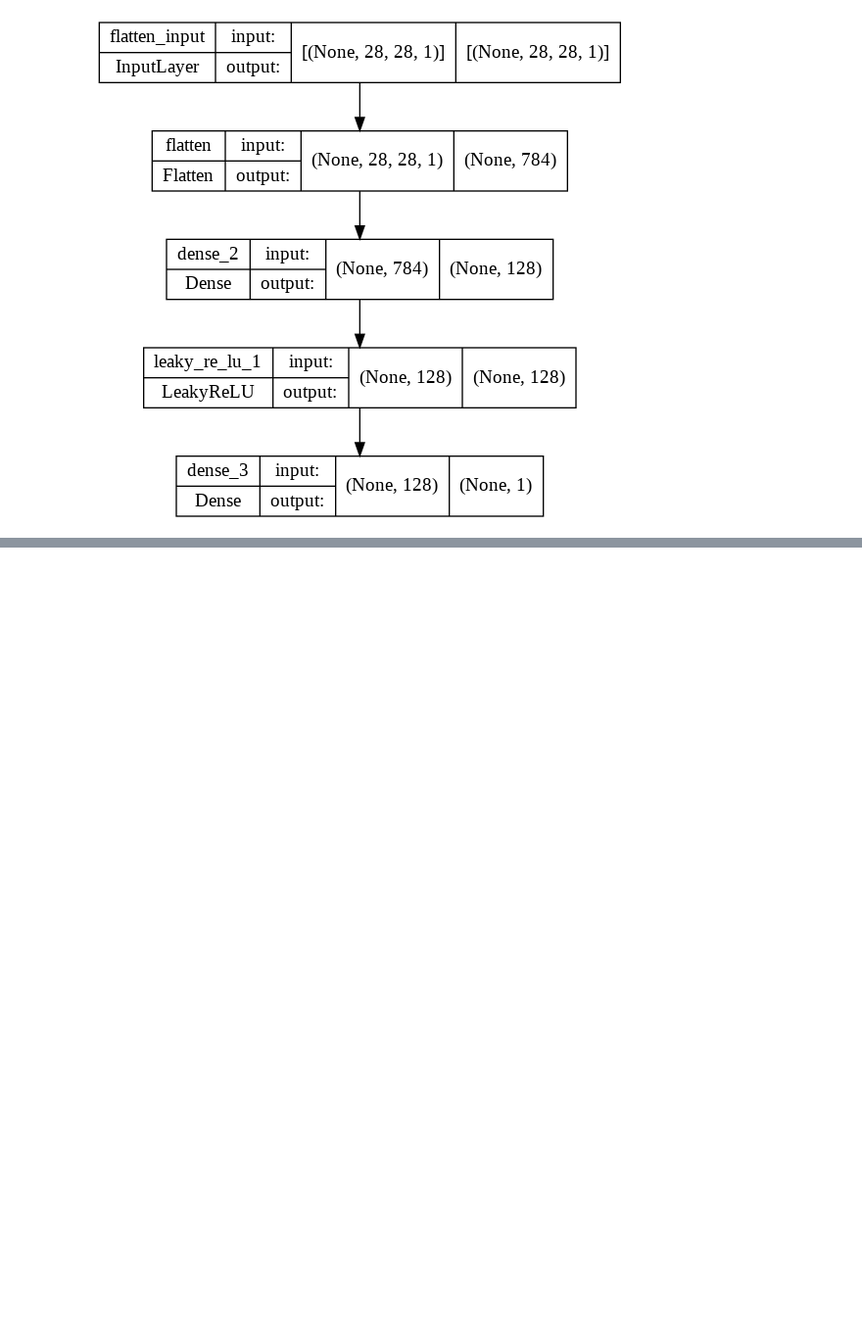
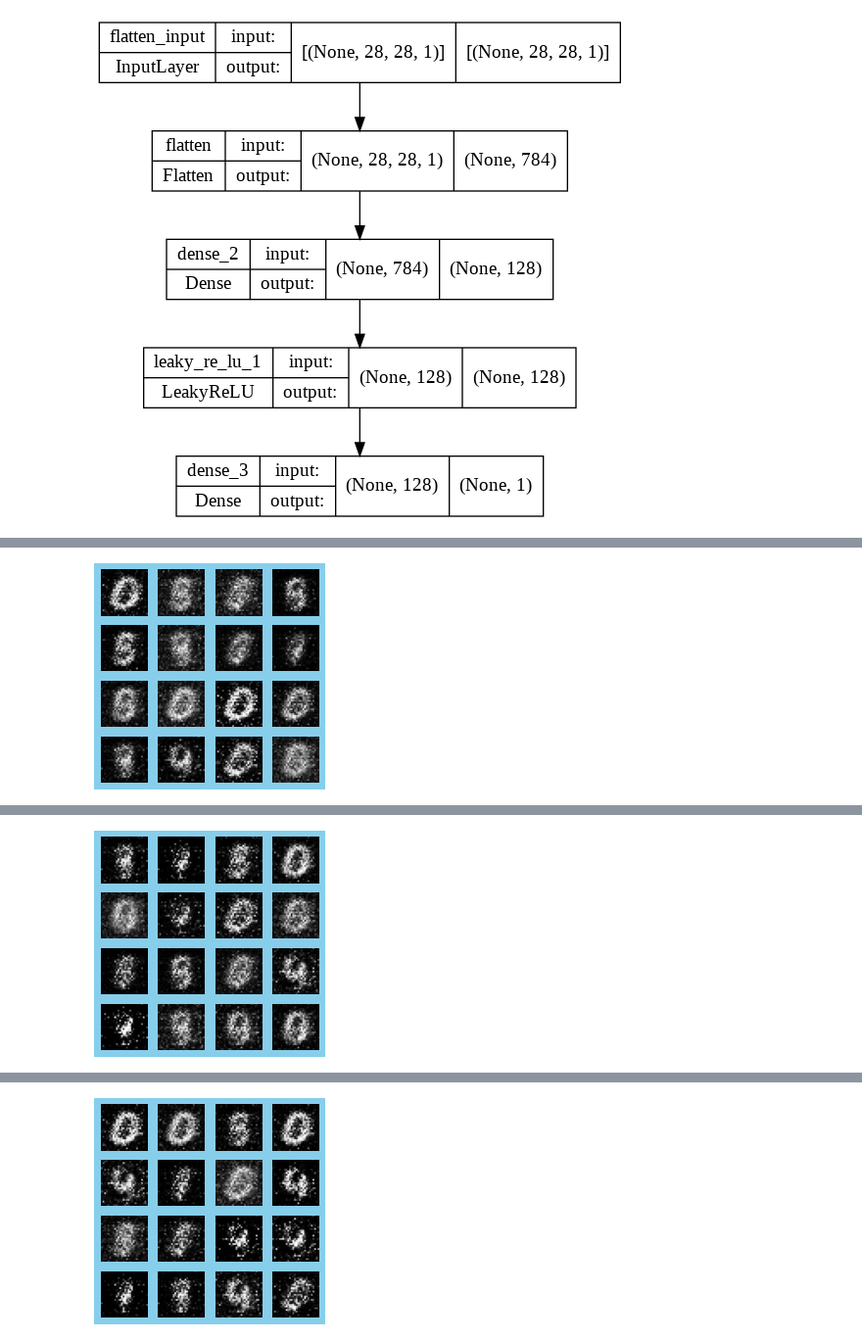
Before and after one commit to miokobayashii/summerschool2022, a Jupyter notebook: day03/HandWrittenDigits.ipynb, the cells around one changed output, grey strips where cells are left out. Shown at 98% size. Saved outputs shown, nothing was run; the diff lists cells and outputs as text; code cells hidden in the pictures; blank space fills up the shorter version.

```diff
--- a/day03/HandWrittenDigits.ipynb
+++ b/day03/HandWrittenDigits.ipynb
@@ -34,7 +34,6 @@ img_shape = (img_rows, img_cols, channels)
 
 z_dim = 100
 # %%
-
 def build_generator(img_shape, z_dim):
 
     model = Sequential()
@@ -50,7 +49,7 @@ def build_generator(img_shape, z_dim):
 
     # Reshape the Generator output to image dimensions
     model.add(Reshape(img_shape))
-
+    model.compile()
     return model
 # %%
 # Build the Generator
@@ -148,5 +113,13 @@ discriminator.trainable = False
 gan = build_gan(generator, discriminator)
 gan.compile(loss='binary_crossentropy', optimizer=adam_v2.Adam())
+# %%
+# If you want to use saved discriminator and generator models after you saved models, uncomment below and run instead of the program above.
+
+discriminator = load_model('/content/drive/MyDrive/Colab Notebooks/summerschool2022/day03/discriminator.h5')
+generator = load_model('/content/drive/MyDrive/Colab Notebooks/summerschool2022/day03/generator.h5')
+discriminator.trainable = False
+gan = build_gan(generator, discriminator)
+gan.compile(loss='binary_crossentropy', optimizer=adam_v2.Adam())
 # %%
 losses = []
 accuracies = []
@@ -240,10 +213,16 @@ def sample_images(generator, image_grid_rows=4, image_grid_columns=4):
     plt.show()
 # %%
 # Set hyperparameters
-iterations = 10000
+iterations = 200
 batch_size = 256
 sample_interval = 100
 
 # Train the GAN for the specified number of iterations
 train(iterations, batch_size, sample_interval)
+
+# If you want to save a generator and discriminator, uncommet the lines below.
+generator.save('/content/drive/MyDrive/Colab Notebooks/summerschool2022/day03/generator.h5')
+#discriminator.trainable = True
+#discriminator.compile(loss='binary_crossentropy',optimizer=adam_v2.Adam(),metrics=['accuracy'])
+discriminator.save('/content/drive/MyDrive/Colab Notebooks/summerschool2022/day03/discriminator.h5')
 # %% [output]
@@ -250,0 +230 @@ Output hidden; open in https://colab.research.google.com to view.
+[figure, added]
@@ -250,0 +232 @@ Output hidden; open in https://colab.research.google.com to view.
+[figure, added]
@@ -251,3 +234,4 @@ Output hidden; open in https://colab.research.google.com to view.
+[figure, added]
 # %%
 losses = np.array(losses)
 
```
Also changed, not shown: parts of 9 cells of this notebook, 12 other files.
